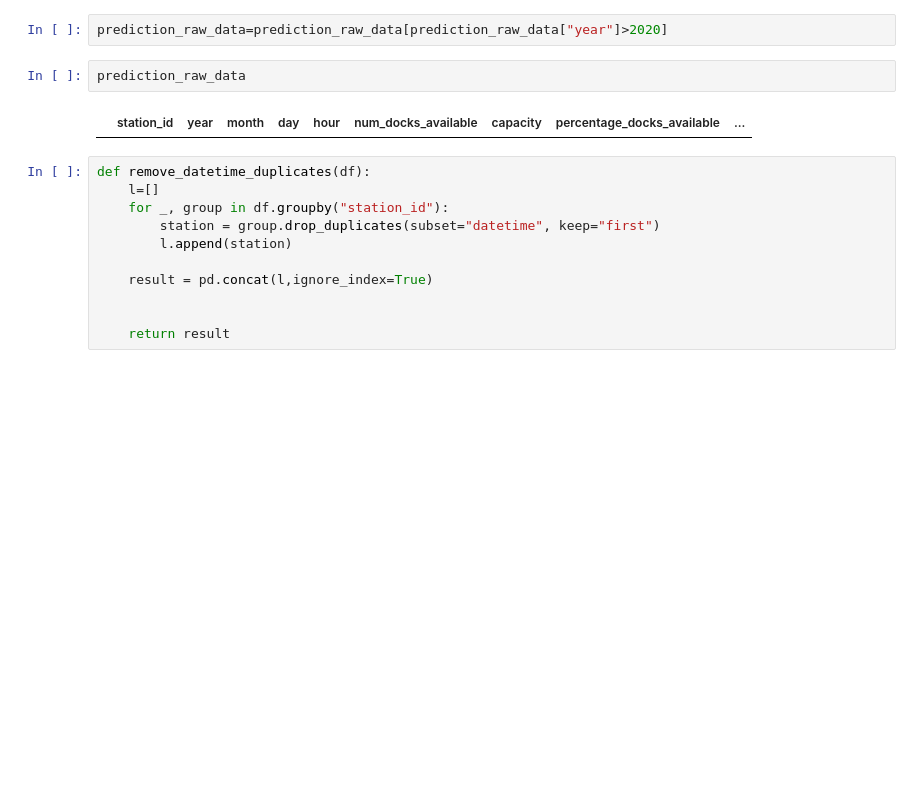
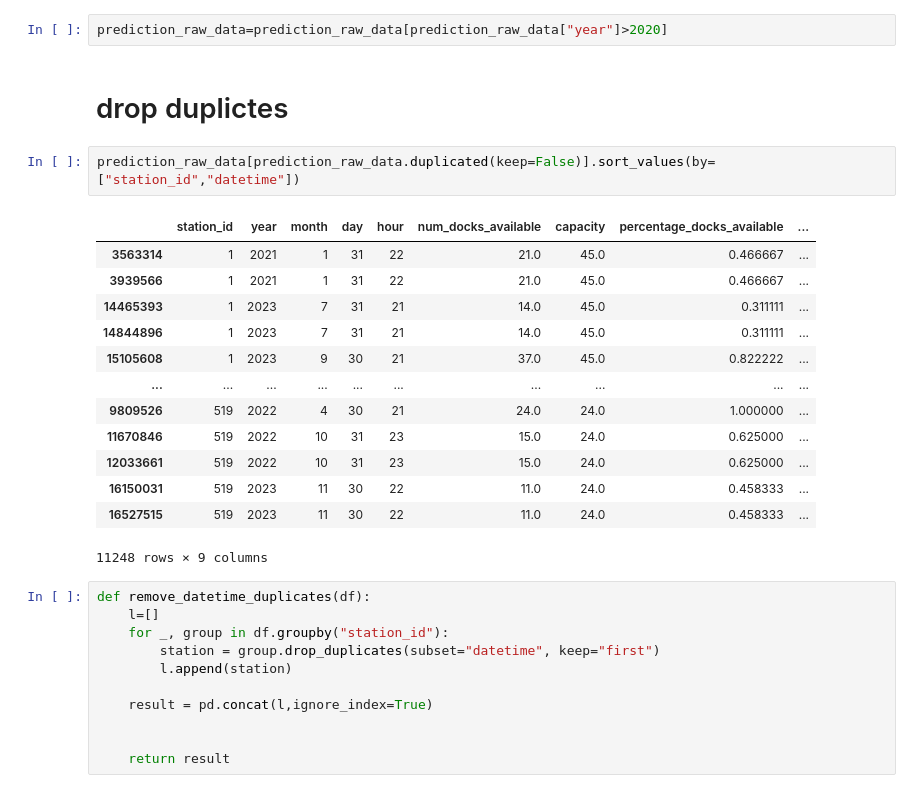
Before and after one commit to carlesonielfa/dsml-capstone, a Jupyter notebook: notebooks/model_v1_quim.ipynb, the cells around one changed output. Cells and saved outputs as stored; diff of their text form; blank space fills up the shorter version.

```diff
--- a/notebooks/model_v1_quim.ipynb
+++ b/notebooks/model_v1_quim.ipynb
@@ -7,10 +24,24 @@ prediction_raw_data = pd.read_parquet("../data/prediction_data_raw.parquet")
 prediction_raw_data['datetime'] = pd.to_datetime(prediction_raw_data[['year', 'month', 'day', 'hour']].astype(str).agg('-'.join, axis=1), format='%Y-%m-%d-%H')
 # %%
 prediction_raw_data=prediction_raw_data[prediction_raw_data["year"]>2020]
+# %% [markdown]
+# drop duplictes
 # %%
-prediction_raw_data
+prediction_raw_data[prediction_raw_data.duplicated(keep=False)].sort_values(by=["station_id","datetime"])
 # %% [output]
 |  | station_id | year | month | day | hour | num_docks_available | capacity | percentage_docks_available | ... |
+| 3563314 | 1 | 2021 | 1 | 31 | 22 | 21.0 | 45.0 | 0.466667 | ... |
+| 3939566 | 1 | 2021 | 1 | 31 | 22 | 21.0 | 45.0 | 0.466667 | ... |
+| 14465393 | 1 | 2023 | 7 | 31 | 21 | 14.0 | 45.0 | 0.311111 | ... |
+| 14844896 | 1 | 2023 | 7 | 31 | 21 | 14.0 | 45.0 | 0.311111 | ... |
+| 15105608 | 1 | 2023 | 9 | 30 | 21 | 37.0 | 45.0 | 0.822222 | ... |
+| ... | ... | ... | ... | ... | ... | ... | ... | ... | ... |
+| 9809526 | 519 | 2022 | 4 | 30 | 21 | 24.0 | 24.0 | 1.000000 | ... |
+| 11670846 | 519 | 2022 | 10 | 31 | 23 | 15.0 | 24.0 | 0.625000 | ... |
+| 12033661 | 519 | 2022 | 10 | 31 | 23 | 15.0 | 24.0 | 0.625000 | ... |
+| 16150031 | 519 | 2023 | 11 | 30 | 22 | 11.0 | 24.0 | 0.458333 | ... |
+| 16527515 | 519 | 2023 | 11 | 30 | 22 | 11.0 | 24.0 | 0.458333 | ... |
+11248 rows × 9 columns
 # %%
 def remove_datetime_duplicates(df):
     l=[]
```
Also changed, not shown: parts of 15 cells of this notebook, 5 other files.
